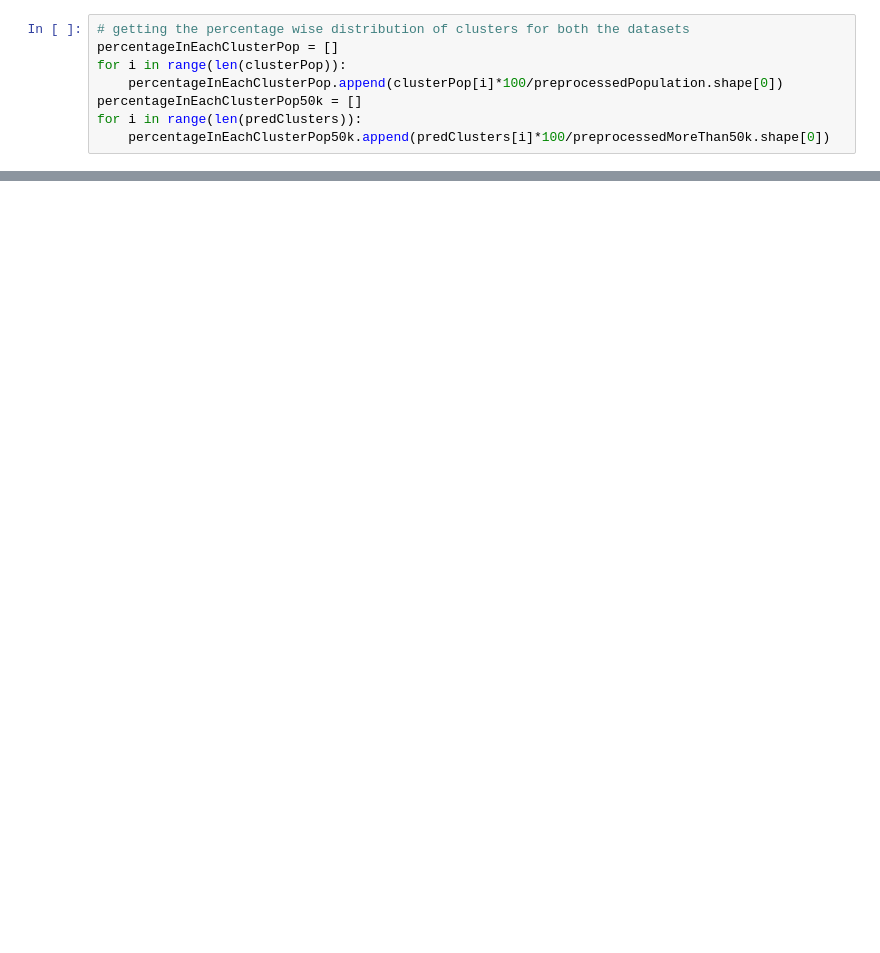
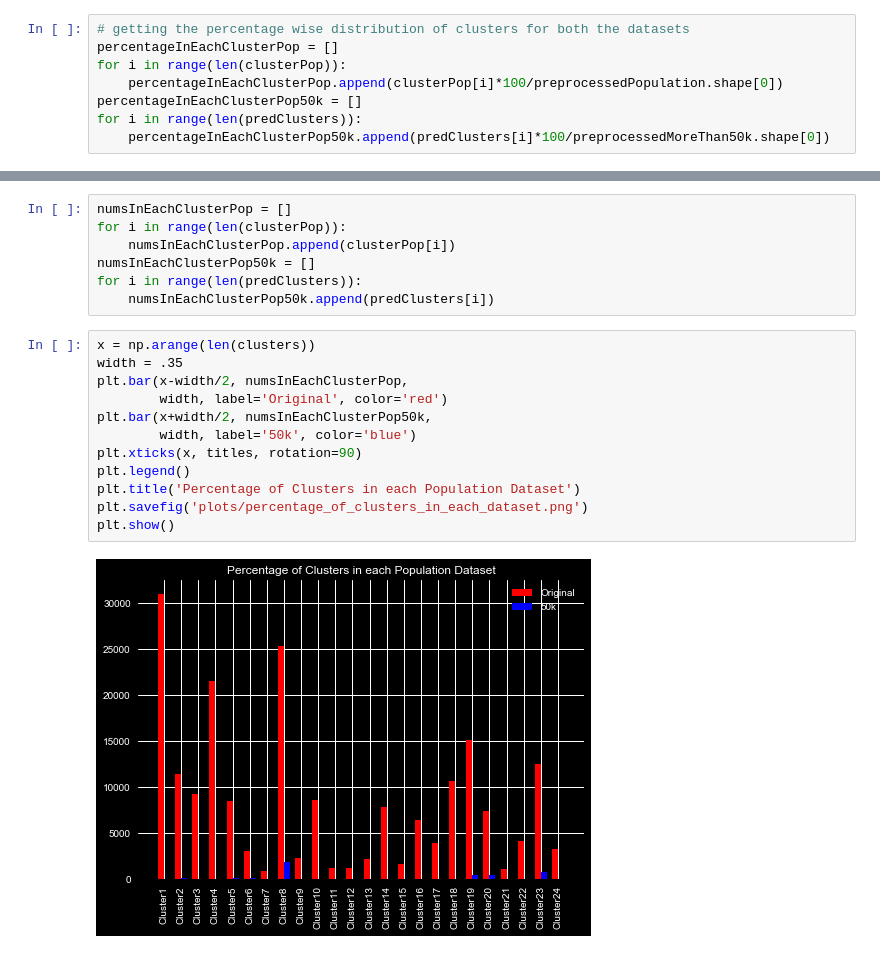
Before and after one commit to PritishWadhwa/ML-Assignments, a Jupyter notebook: Assignment3/Q1_final.ipynb, the cells around one changed output, grey strips where cells are left out. Drawn from its saved outputs; the diff is of its cells as text; blank space fills up the shorter version.

```diff
--- a/Assignment3/Q1_final.ipynb
+++ b/Assignment3/Q1_final.ipynb
@@ -602,0 +604,21 @@ plt.show()
+# %%
+numsInEachClusterPop = []
+for i in range(len(clusterPop)):
+    numsInEachClusterPop.append(clusterPop[i])
+numsInEachClusterPop50k = []
+for i in range(len(predClusters)):
+    numsInEachClusterPop50k.append(predClusters[i])
+# %%
+x = np.arange(len(clusters))
+width = .35
+plt.bar(x-width/2, numsInEachClusterPop,
+        width, label='Original', color='red')
+plt.bar(x+width/2, numsInEachClusterPop50k,
+        width, label='50k', color='blue')
+plt.xticks(x, titles, rotation=90)
+plt.legend()
+plt.title('Percentage of Clusters in each Population Dataset')
+plt.savefig('plots/percentage_of_clusters_in_each_dataset.png')
+plt.show()
+# %% [output]
+[figure, added]
```
Also changed, not shown: parts of 37 cells of this notebook, 10 other files.
